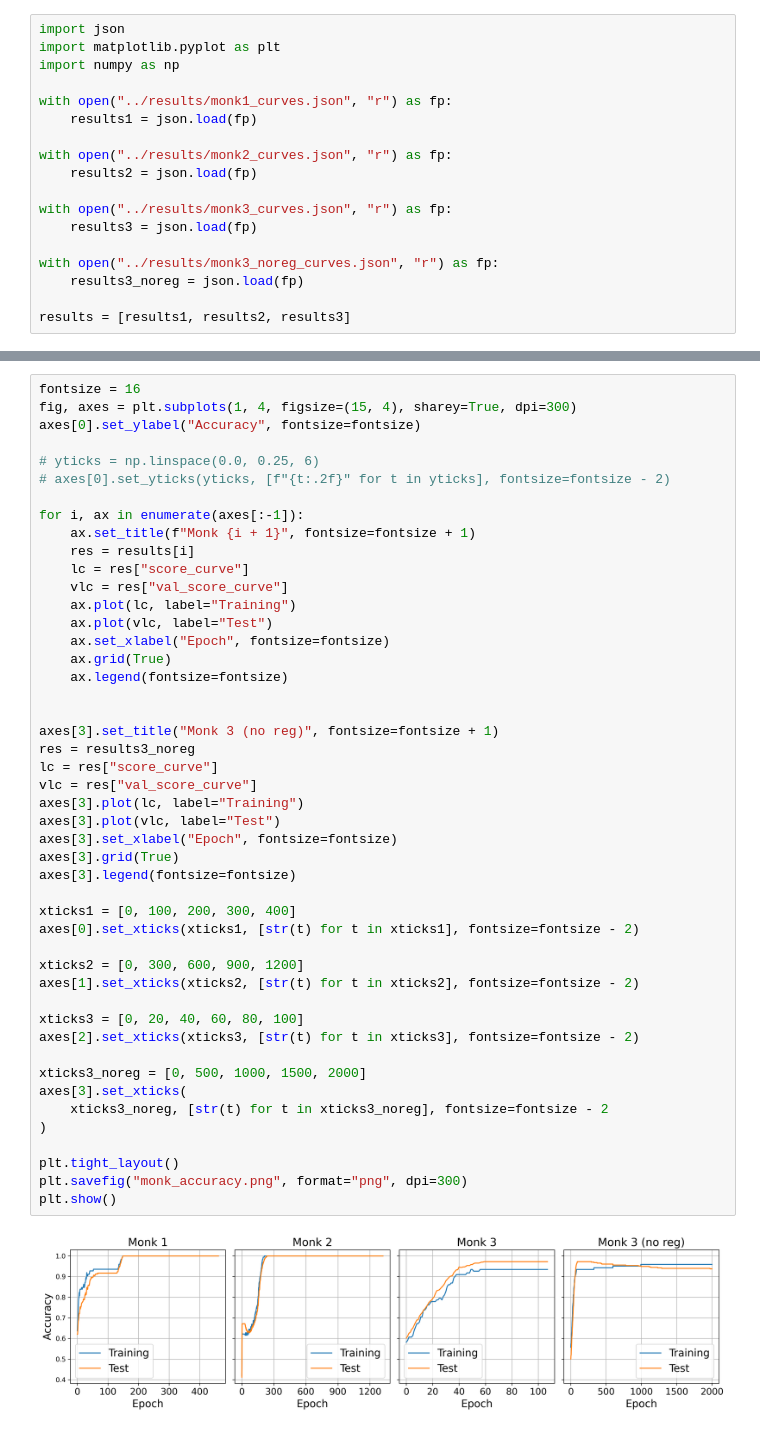
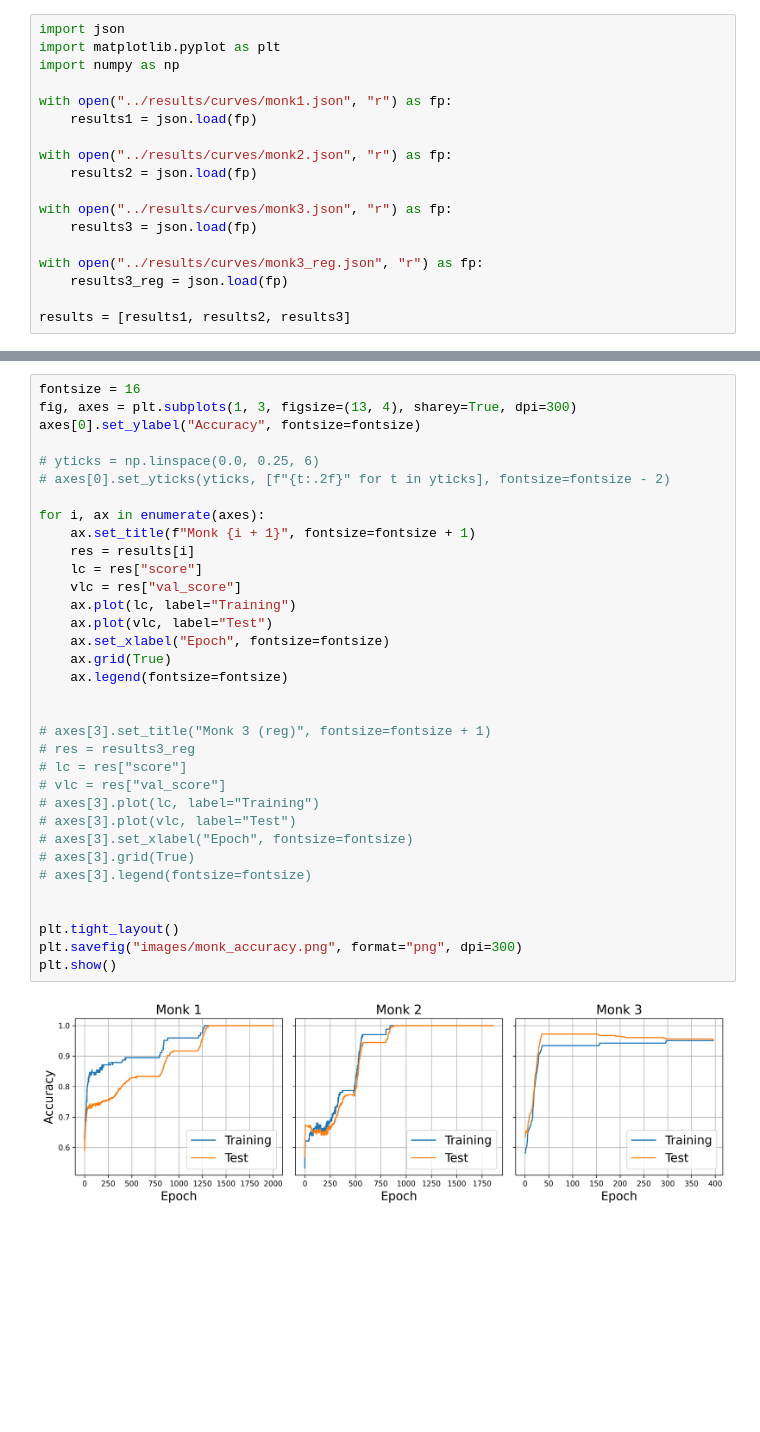
Before and after one commit to NicolaAnnu/NeuralNetwork-ML, a Jupyter notebook: notebooks/plots.ipynb, the cells around one changed output, grey strips where cells are left out. Saved outputs shown, nothing was run; the diff lists cells and outputs as text; blank space fills up the shorter version.

```diff
--- a/notebooks/plots.ipynb
+++ b/notebooks/plots.ipynb
@@ -3,17 +3,17 @@ import json
 import matplotlib.pyplot as plt
 import numpy as np
 
-with open("../results/monk1_curves.json", "r") as fp:
+with open("../results/curves/monk1.json", "r") as fp:
     results1 = json.load(fp)
 
-with open("../results/monk2_curves.json", "r") as fp:
+with open("../results/curves/monk2.json", "r") as fp:
     results2 = json.load(fp)
 
-with open("../results/monk3_curves.json", "r") as fp:
+with open("../results/curves/monk3.json", "r") as fp:
     results3 = json.load(fp)
 
-with open("../results/monk3_noreg_curves.json", "r") as fp:
-    results3_noreg = json.load(fp)
+with open("../results/curves/monk3_reg.json", "r") as fp:
+    results3_reg = json.load(fp)
 
 results = [results1, results2, results3]
 # %%
@@ -68,49 +68,36 @@ plt.show()
 # %%
 fontsize = 16
-fig, axes = plt.subplots(1, 4, figsize=(15, 4), sharey=True, dpi=300)
+fig, axes = plt.subplots(1, 3, figsize=(13, 4), sharey=True, dpi=300)
 axes[0].set_ylabel("Accuracy", fontsize=fontsize)
 
 # yticks = np.linspace(0.0, 0.25, 6)
 # axes[0].set_yticks(yticks, [f"{t:.2f}" for t in yticks], fontsize=fontsize - 2)
 
-for i, ax in enumerate(axes[:-1]):
+for i, ax in enumerate(axes):
     ax.set_title(f"Monk {i + 1}", fontsize=fontsize + 1)
     res = results[i]
-    lc = res["score_curve"]
-    vlc = res["val_score_curve"]
+    lc = res["score"]
+    vlc = res["val_score"]
     ax.plot(lc, label="Training")
     ax.plot(vlc, label="Test")
     ax.set_xlabel("Epoch", fontsize=fontsize)
     ax.grid(True)
     ax.legend(fontsize=fontsize)
 
 
-axes[3].set_title("Monk 3 (no reg)", fontsize=fontsize + 1)
-res = results3_noreg
-lc = res["score_curve"]
-vlc = res["val_score_curve"]
-axes[3].plot(lc, label="Training")
-axes[3].plot(vlc, label="Test")
-axes[3].set_xlabel("Epoch", fontsize=fontsize)
-axes[3].grid(True)
-axes[3].legend(fontsize=fontsize)
+# axes[3].set_title("Monk 3 (reg)", fontsize=fontsize + 1)
+# res = results3_reg
+# lc = res["score"]
+# vlc = res["val_score"]
+# axes[3].plot(lc, label="Training")
+# axes[3].plot(vlc, label="Test")
+# axes[3].set_xlabel("Epoch", fontsize=fontsize)
+# axes[3].grid(True)
+# axes[3].legend(fontsize=fontsize)
 
-xticks1 = [0, 100, 200, 300, 400]
-axes[0].set_xticks(xticks1, [str(t) for t in xticks1], fontsize=fontsize - 2)
-
-xticks2 = [0, 300, 600, 900, 1200]
-axes[1].set_xticks(xticks2, [str(t) for t in xticks2], fontsize=fontsize - 2)
-
-xticks3 = [0, 20, 40, 60, 80, 100]
-axes[2].set_xticks(xticks3, [str(t) for t in xticks3], fontsize=fontsize - 2)
-
-xticks3_noreg = [0, 500, 1000, 1500, 2000]
-axes[3].set_xticks(
-    xticks3_noreg, [str(t) for t in xticks3_noreg], fontsize=fontsize - 2
-)
 
 plt.tight_layout()
-plt.savefig("monk_accuracy.png", format="png", dpi=300)
+plt.savefig("images/monk_accuracy.png", format="png", dpi=300)
 plt.show()
 # %% [output]
-[figure, old version]
+[figure, new version]
```
Also changed, not shown: parts of 6 cells of this notebook, 31 other files.
